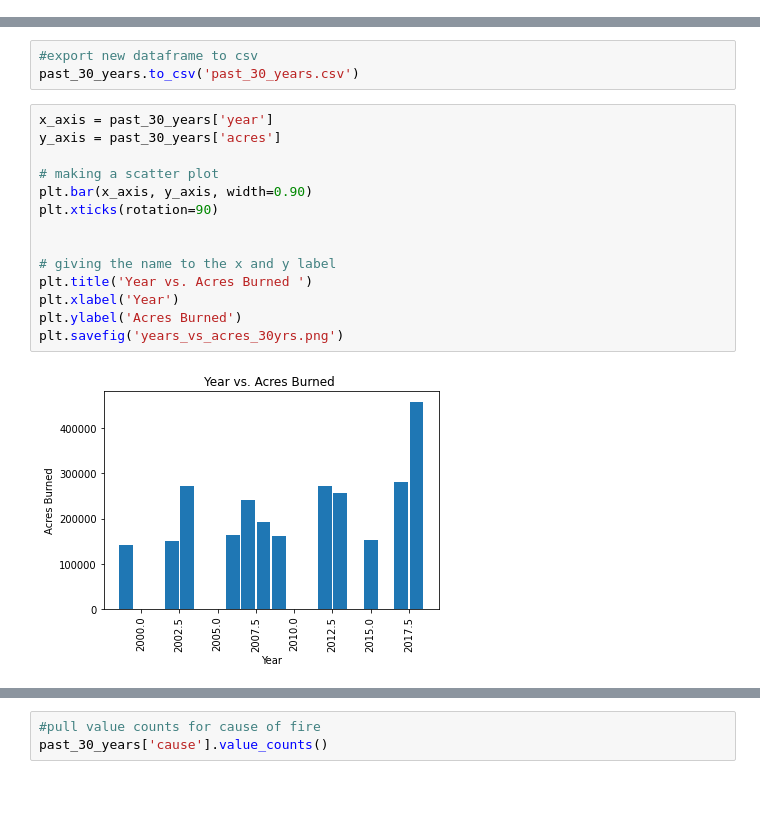
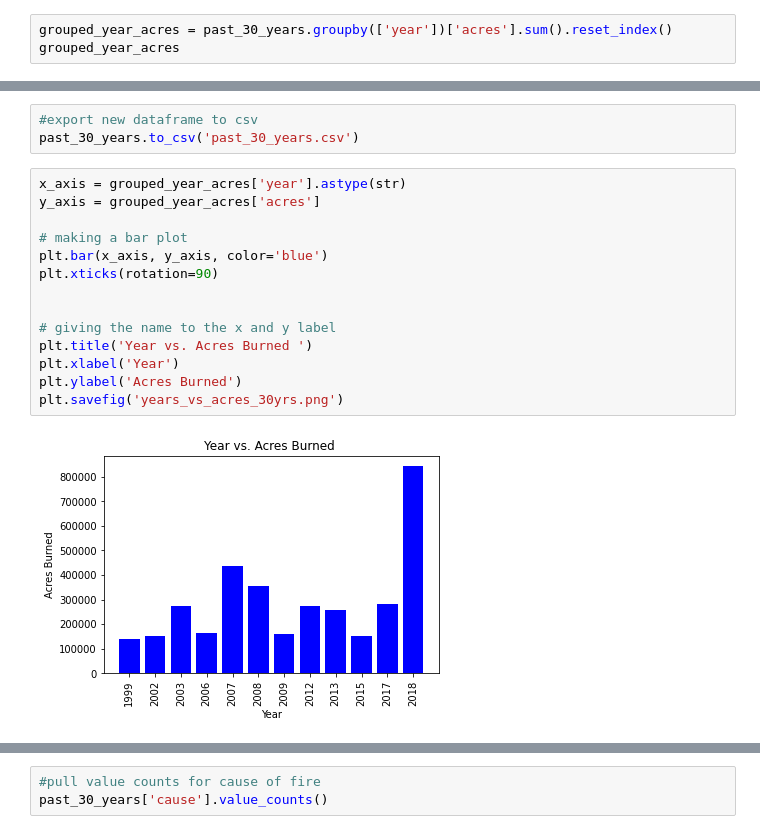
Before and after one commit to roborgain1/California-Wildfires-and-Climate-Change, a Jupyter notebook: largest_fires_jrm.ipynb, the cells around one changed output, grey strips where cells are left out. Drawn from its saved outputs; the diff is of its cells as text; blank space fills up the shorter version.

```diff
--- a/largest_fires_jrm.ipynb
+++ b/largest_fires_jrm.ipynb
@@ -92,3 +101,6 @@ past_30_years
 | 16 | Rough | Lightning | July | 2015 | Fresno | 151623 | 4 | 0 |
 | 17 | Mcnally | Human Related | July | 2002 | Tulare | 150696 | 17 | 0 |
 | 19 | Big Bar Complex | Lightning | August | 1999 | Trinity | 140948 | 0 | 0 |
+# %%
+grouped_year_acres = past_30_years.groupby(['year'])['acres'].sum().reset_index()
+grouped_year_acres
@@ -96,18 +122,18 @@ past_30_years
 #export new dataframe to csv
 past_30_years.to_csv('past_30_years.csv')
 # %%
-x_axis = past_30_years['year']
-y_axis = past_30_years['acres']
+x_axis = grouped_year_acres['year'].astype(str)
+y_axis = grouped_year_acres['acres']
 
-# making a scatter plot
-plt.bar(x_axis, y_axis, width=0.90)
+# making a bar plot
+plt.bar(x_axis, y_axis, color='blue')
 plt.xticks(rotation=90)
 
 
 # giving the name to the x and y label
 plt.title('Year vs. Acres Burned ')
 plt.xlabel('Year')
 plt.ylabel('Acres Burned')
 plt.savefig('years_vs_acres_30yrs.png')
 # %% [output]
-[figure, old version]
+[figure, new version]
```
Also changed, not shown: parts of 17 cells of this notebook, 6 other files.
